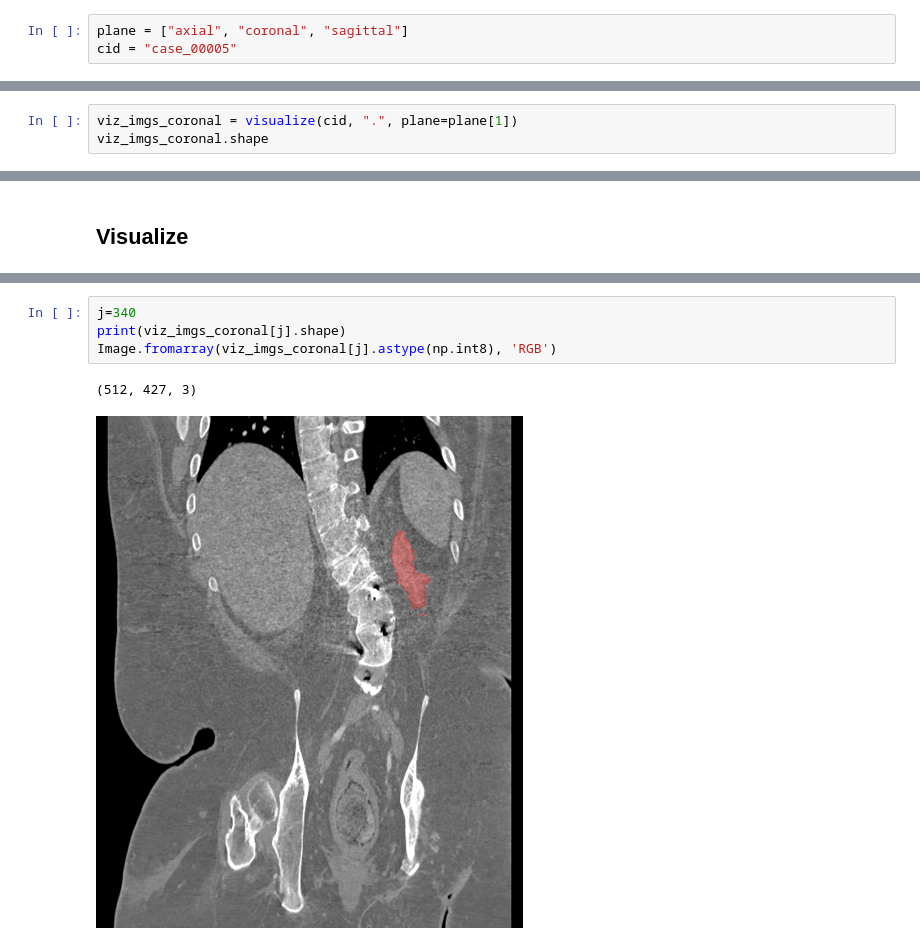
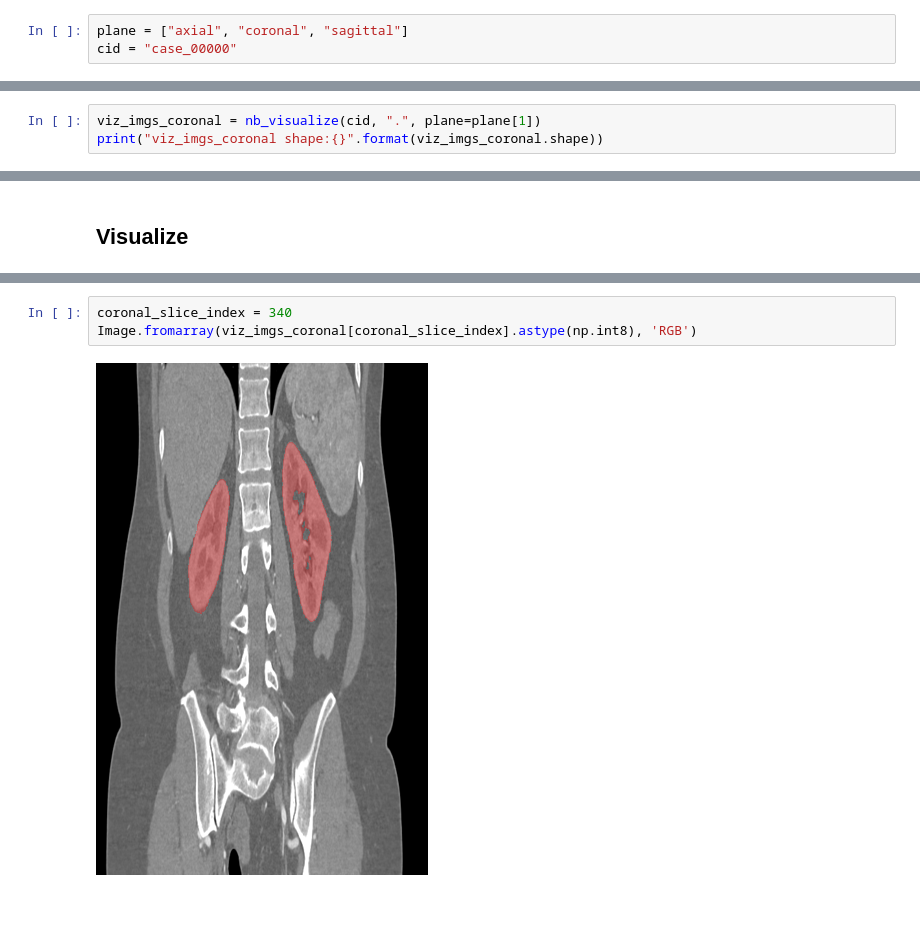
Before and after one commit to AnsenHuang14/voxel-to-image-processing, a Jupyter notebook: visualize.ipynb, the cells around one changed output, grey strips where cells are left out. Saved outputs shown, nothing was run; the diff lists cells and outputs as text; blank space fills up the shorter version.

```diff
--- a/visualize.ipynb
+++ b/visualize.ipynb
@@ -4,6 +4,6 @@ from starter_code.visualize import visualize, get_vol_seg_ims
 from PIL import Image
 # %%
 plane = ["axial", "coronal", "sagittal"]
-cid = "case_00005"
+cid = "case_00000"
 # %%
 vol, seg, vol_ims, seg_ims = get_vol_seg_ims(cid)
@@ -17,6 +40,6 @@ viz_imgs_axial.shape
 # %% [markdown]
 ## Get coronal slices
 # %%
-viz_imgs_coronal = visualize(cid, ".", plane=plane[1])
-viz_imgs_coronal.shape
+viz_imgs_coronal = nb_visualize(cid, ".", plane=plane[1])
+print("viz_imgs_coronal shape:{}".format(viz_imgs_coronal.shape))
 # %% [output]
@@ -33,8 +61,6 @@ viz_imgs_sagittal.shape
 # %%
-j=340
-print(viz_imgs_coronal[j].shape)
-Image.fromarray(viz_imgs_coronal[j].astype(np.int8), 'RGB')
+coronal_slice_index = 340
+Image.fromarray(viz_imgs_coronal[coronal_slice_index].astype(np.int8), 'RGB')
 # %% [output]
-(512, 427, 3)
-[figure, old version]
+[figure, new version]
 # %%
```
Also changed, not shown: parts of 15 cells of this notebook, 13 other files.
